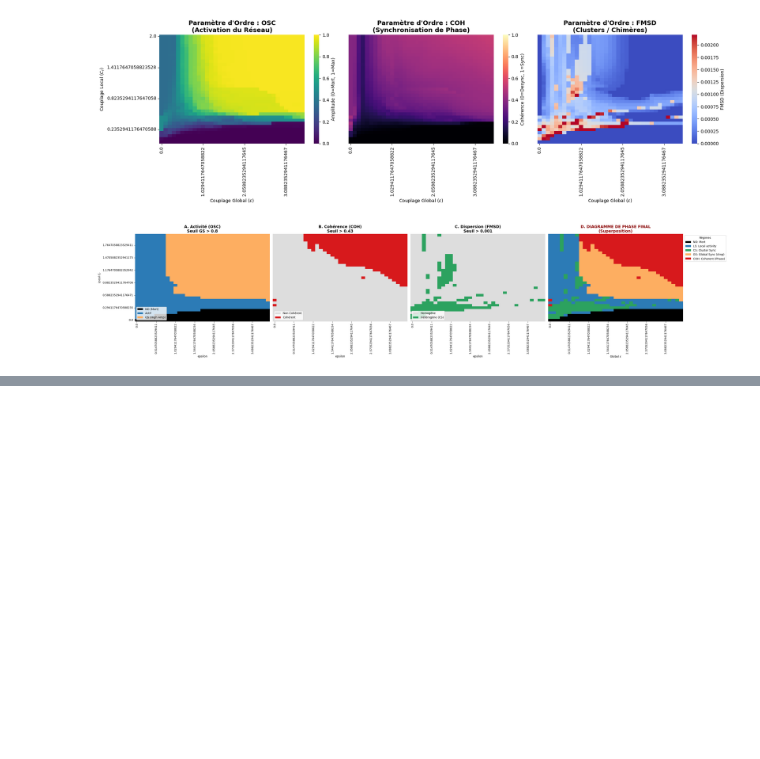
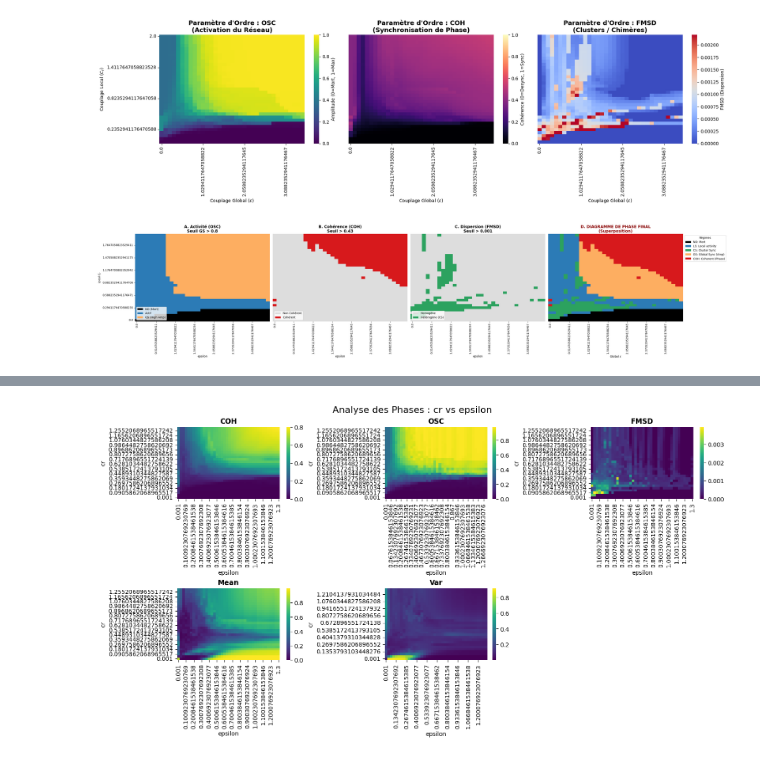
Before and after one commit to ENSLProjects/Numerical_Project, a Jupyter notebook: run/notebook/Plot_phase_diagram.ipynb, the cells around one changed output, grey strips where cells are left out. Saved outputs shown, nothing was run; the diff lists cells and outputs as text; code cells hidden in the pictures; blank space fills up the shorter version.

```diff
--- a/run/notebook/Plot_phase_diagram.ipynb
+++ b/run/notebook/Plot_phase_diagram.ipynb
@@ -481,0 +567,91 @@ plt.show()
+# %%
+import pandas as pd
+import numpy as np
+import matplotlib.pyplot as plt
+import seaborn as sns
+
+# ==========================================
+# 1. PARAMÈTRES
+# ==========================================
+
+file_path = '/Users/constantindeumier/Desktop/Dev_Numerical_project/pass/results_simulation_optimal_linear_cr_epsilon (copy 1).csv'
+
+# Axes de contrôle (Tes entrées)
+x_col = 'epsilon'  # Axe X
+y_col = 'cr'       # Axe Y
+
+# ==========================================
+# 2. CHARGEMENT ET SÉLECTION
+# ==========================================
+
+try:
+    df = pd.read_csv(file_path)
+    print("--- CONNEXION RÉUSSIE ---")
+    print(f"Lignes : {len(df)} | Colonnes : {len(df.columns)}")
+    print("\nVOICI LES NOMS DES COLONNES TROUVÉES DANS LE CSV :")
+    print(df.columns.tolist())
+    print("\n---------------------------------------------------")
+except Exception as e:
+    print(f"ERREUR : Impossible de lire le fichier.\n{e}")
+    # Arrêt du script si pas de fichier (pour éviter les erreurs après)
+    exit()
+
+#  !!! PARTIE À MODIFIER PAR TOI APRÈS AVOIR LU LES NOMS CI-DESSUS !!!
+#  Copie ici les 5 noms exacts ("titres") de tes colonnes de résultats.
+#  Exemple : metrics_to_plot = ['Transfer_Entropy', 'Kuramoto_Order', 'Mean_Firing_Rate', 'Lempel_Ziv', 'AutoCorr']
+metrics_to_plot = [
+    'COH',  # <--- Remplace par le nom exact de la colonne 1
+    'OSC',  # <--- Remplace par le nom exact de la colonne 2
+    'FMSD',  # <--- Remplace par le nom exact de la colonne 3
+    'Mean',  # <--- Remplace par le nom exact de la colonne 4
+    'Var'   # <--- Remplace par le nom exact de la colonne 5
+]
+
+# Note : Si tu en as moins ou plus, ajoute ou retire des lignes dans la liste.
+
+# ==========================================
+# 3. GÉNÉRATION DES GRAPHIQUES
+# ==========================================
+
+# Calcul automatique de la taille de la grille (ex: pour 5 graphes -> 2 lignes, 3 colonnes)
+n_metrics = len(metrics_to_plot)
+n_cols = 3
+n_rows = (n_metrics + n_cols - 1) // n_cols  # Division entière plafonnée
+
+fig, axes = plt.subplots(n_rows, n_cols, figsize=(5 * n_cols, 4 * n_rows), constrained_layout=True)
+axes_flat = axes.flatten()
+
+fig.suptitle(f"Analyse des Phases : {y_col} vs {x_col}", fontsize=16)
+
+# Groupement préalable pour gérer les éventuels doublons (moyenne)
+cols_needed = [x_col, y_col] + [m for m in metrics_to_plot if m in df.columns]
+df_agg = df[cols_needed].groupby([y_col, x_col]).mean().reset_index()
+
+for i, metric in enumerate(metrics_to_plot):
+    ax = axes_flat[i]
+
+    if metric in df.columns:
+        # Création de la matrice pivot (Heatmap data)
+        # fillna(0) remplit les trous s'il y a des pixels manquants
+        matrix = df_agg.pivot(index=y_col, columns=x_col, values=metric)
+
+        # Tracé
+        sns.heatmap(matrix, ax=ax, cmap='viridis', cbar=True)
+
+        ax.set_title(metric, fontsize=12, fontweight='bold')
+        ax.invert_yaxis() # Important pour que l'axe Y croisse vers le haut
+        ax.set_xlabel(x_col)
+        ax.set_ylabel(y_col)
+    else:
+        # Si le nom de la colonne n'est pas bon
+        ax.text(0.5, 0.5, f"Colonne introuvable :\n{metric}",
+                ha='center', va='center', color='red', fontsize=12)
+        ax.set_xticks([])
+        ax.set_yticks([])
+
+# Masquer les axes vides restants
+for j in range(i + 1, len(axes_flat)):
+    axes_flat[j].axis('off')
+
+plt.show()
+# %% [output]
@@ -481,0 +665 @@ plt.show()
+[figure, added]
```
Also changed, not shown: parts of 5 cells of this notebook, 12 other files.
